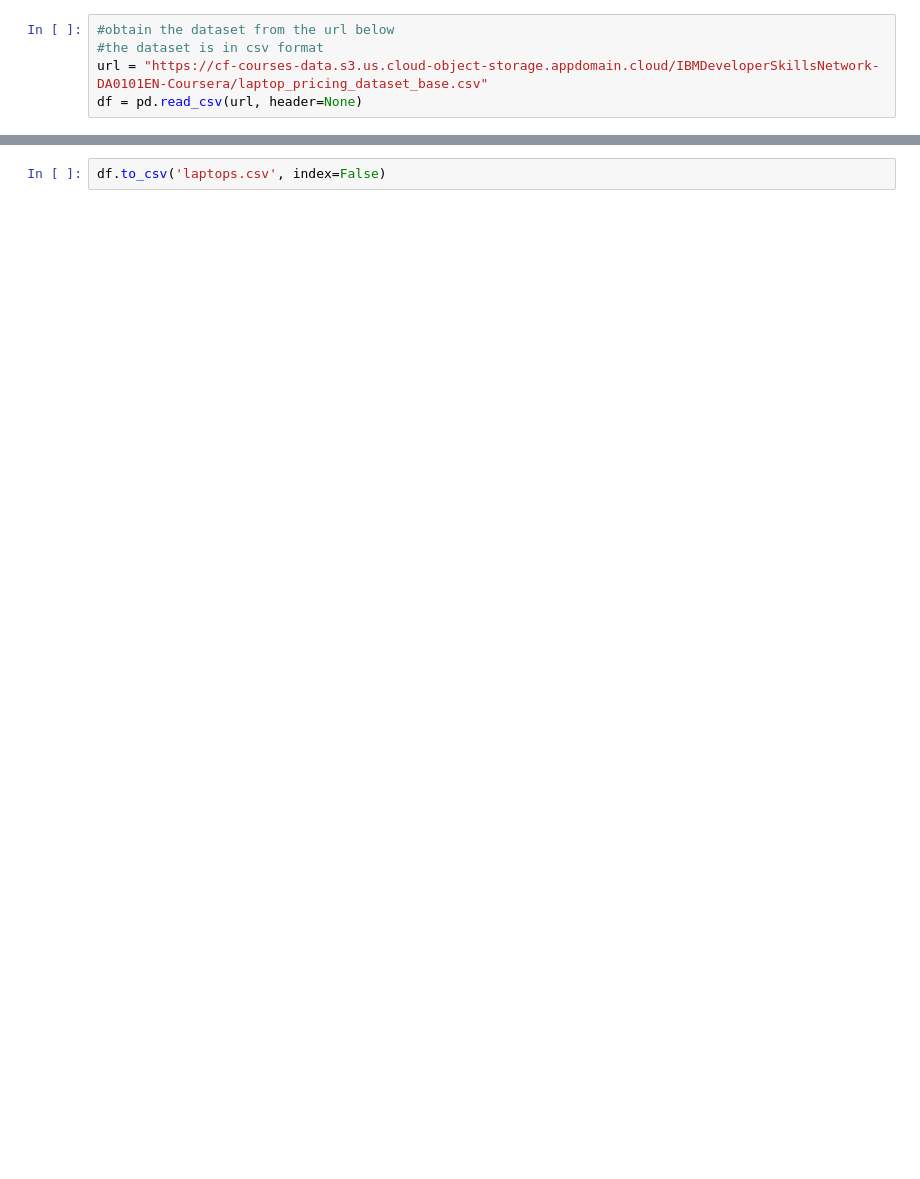
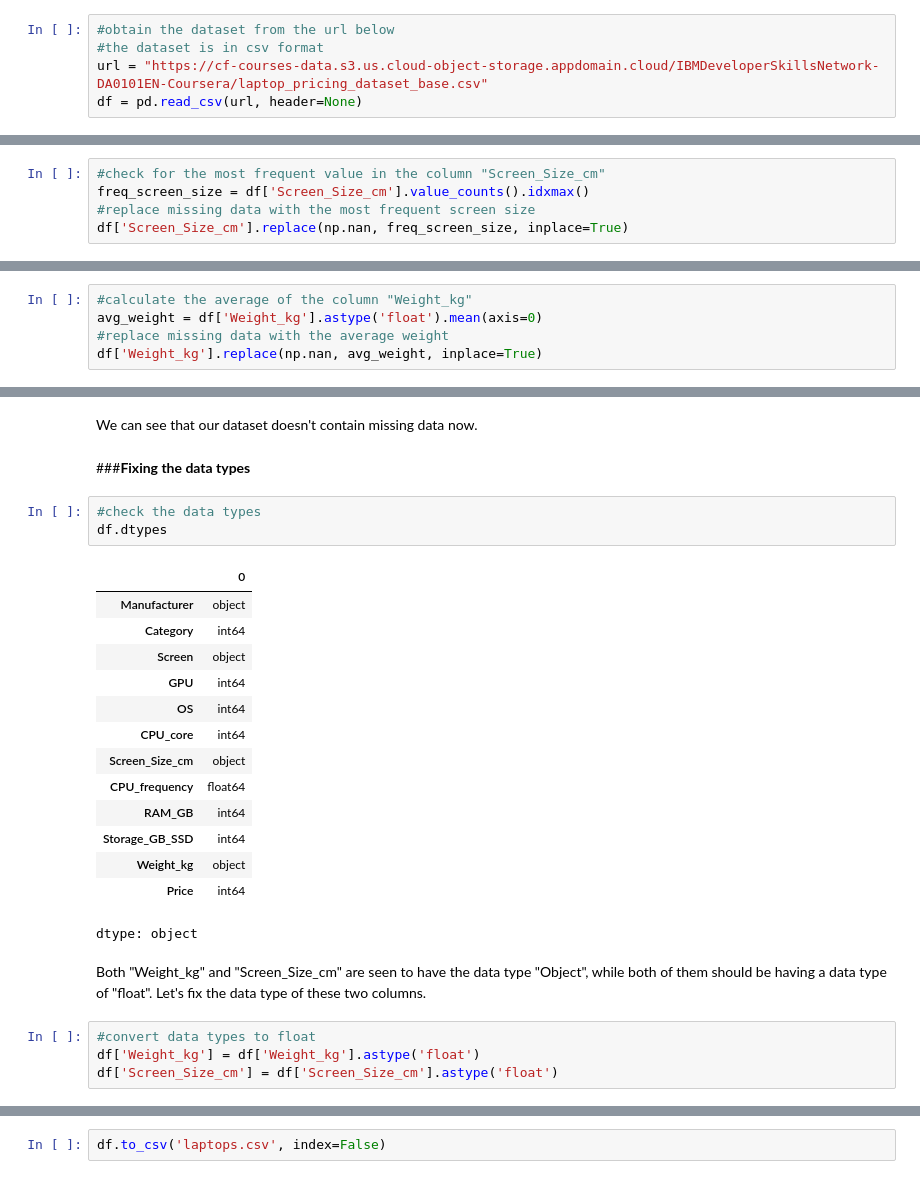
Before and after one commit to Rubieskyama/Data-Science-Ecosystem, a Jupyter notebook: Data Analytics with Python/Laptop_pricing_analyzer.ipynb, the cells around one changed output, grey strips where cells are left out. Cells and saved outputs as stored; diff of their text form; blank space fills up the shorter version.

```diff
--- a/Data Analytics with Python/Laptop_pricing_analyzer.ipynb
+++ b/Data Analytics with Python/Laptop_pricing_analyzer.ipynb
@@ -58,0 +75,5 @@ Price 0
+# %%
+#check for the most frequent value in the column "Screen_Size_cm"
+freq_screen_size = df['Screen_Size_cm'].value_counts().idxmax()
+#replace missing data with the most frequent screen size
+df['Screen_Size_cm'].replace(np.nan, freq_screen_size, inplace=True)
@@ -58,0 +82,5 @@ Price 0
+# %%
+#calculate the average of the column "Weight_kg"
+avg_weight = df['Weight_kg'].astype('float').mean(axis=0)
+#replace missing data with the average weight
+df['Weight_kg'].replace(np.nan, avg_weight, inplace=True)
@@ -58,0 +111,28 @@ Price 0
+# %% [markdown]
+We can see that our dataset doesn't contain missing data now.
+# %% [markdown]
+###**Fixing the data types**
+# %%
+#check the data types
+df.dtypes
+# %% [output]
+|  | 0 |
+| Manufacturer | object |
+| Category | int64 |
+| Screen | object |
+| GPU | int64 |
+| OS | int64 |
+| CPU_core | int64 |
+| Screen_Size_cm | object |
+| CPU_frequency | float64 |
+| RAM_GB | int64 |
+| Storage_GB_SSD | int64 |
+| Weight_kg | object |
+| Price | int64 |
+dtype: object
+# %% [markdown]
+Both "Weight_kg" and "Screen_Size_cm" are seen to have the data type "Object", while both of them should be having a data type of "float". Let's fix the data type of these two columns.
+# %%
+#convert data types to float
+df['Weight_kg'] = df['Weight_kg'].astype('float')
+df['Screen_Size_cm'] = df['Screen_Size_cm'].astype('float')
```
Also changed, not shown: parts of 10 cells of this notebook.
